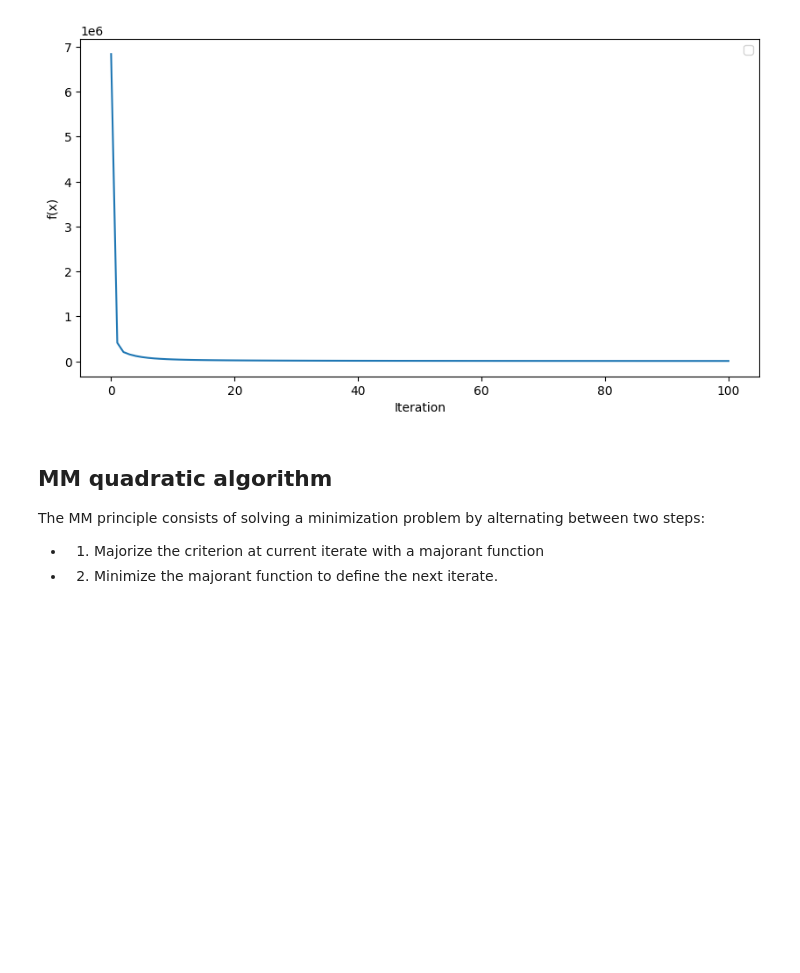
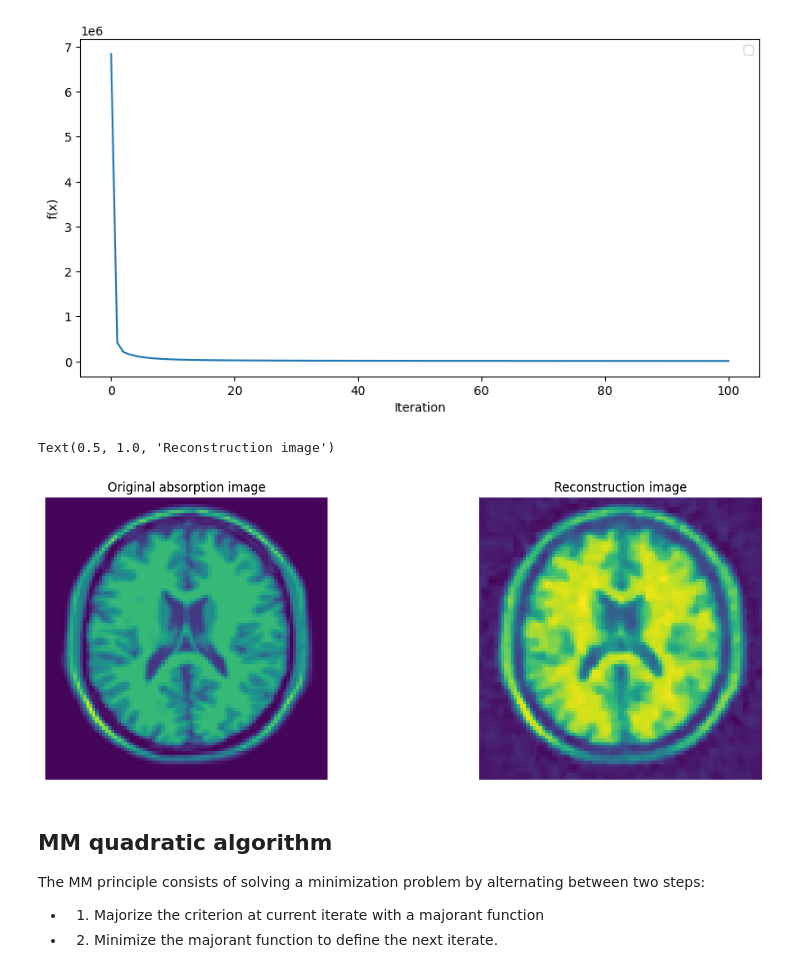
Before and after one commit to AugustinCablant/3A-class, a Jupyter notebook: Foundations of Distributed and Large Scale optimization/TP2/TP2.ipynb, the cells around one changed output. Drawn from its saved outputs; the diff is of its cells as text; code cells hidden in the pictures; blank space fills up the shorter version.

```diff
--- a/Foundations of Distributed and Large Scale optimization/TP2/TP2.ipynb
+++ b/Foundations of Distributed and Large Scale optimization/TP2/TP2.ipynb
@@ -107,20 +108,15 @@ Then, we have : $\forall x \in \mathbb{R}^N, \text{ } \nabla f (x) = H^{\text{T}
+# %%
+def gradient_f(x):
+    """ Define the gradient of the f function """
+    psi_grad = G.dot(x) / (delta_ ** 2 * np.sqrt(1 + G.dot(x) ** 2 / delta_ ** 2))
+    return H.T.dot(H.dot(x) - y) + lambda_ * G.T.dot(psi_grad)
 # %%
-def gradient_psi(u):
-    """ Define the gradient of the psi function """
-    return u / (delta_ ** 2 * np.sqrt(1 + (u ** 2) / delta_ ** 2))
-def gradient_f(x):
-    """ Define the gradient of the f function """
-    first = np.dot(H.T, np.dot(H, x).reshape(-1) - y).reshape(-1)
-    G_x = np.dot(G, x).reshape(-1)
-    second = lambda_ * np.sum([gradient_psi(G_x[n]) * G[n] for n in range(G_x.size)])
+def f(x):
+    """ Define the f function """
+    first = 0.5 * np.linalg.norm(H.dot(x) - y) ** 2
+    G_x = G.dot(x)
+    second = lambda_ * np.sum([delta_ * np.sqrt(1 + (G_x[n] / delta_) ** 2) for n in range(G_x.size)])
     return first + second
-# %%
-def f(x):
-    """ Define the f function """
-    first = 0.5 * np.linalg.norm(np.dot(H, x).reshape(-1) - y) ** 2
-    G_x = np.dot(G, x).reshape(-1)
-    second = lambda_ * np.sum([delta_ * np.sqrt(1 + (G_x[n] / delta_) ** 2) for n in range(G_x.size)])
-    return first + second
 # %% [markdown]
 Question 3: Show that a Lipschitz constant of $ \nabla f$ is $L = || H ||^2 + \frac{ \lambda }{\delta ^2} ||G||^2$.
 # %% [markdown]
@@ -203,0 +195,6 @@ L =  18092.77327686484
+# %%
+norm_H = np.max(svds(H, return_singular_vectors=False))
+norm_G = np.max(svds(G, return_singular_vectors=False))
+
+L = (norm_H ** 2) + lambda_ / (delta_ ** 2) * (norm_G ** 2)
+print(f"Lipschitz constant: {L}")
@@ -241,6 +240,17 @@ def gradient_descent(x_0, step_size, max_iter = 10 ** 2):
 x_star = gradient_descent(x_0, step_size = 1 / L)
 # %% [output]
 [figure]
+# %%
+fig, axes = plt.subplots(1, 2, figsize=(14, 5))
+axes[0].imshow(x.reshape((90, 90), order="F"))
+axes[0].set_axis_off()
+axes[0].set_title("Original absorption image");
+axes[1].set_axis_off()
+axes[1].imshow(x_star.reshape((90, 90), order="F"))
+axes[1].set_title("Reconstruction image")
+# %% [output]
+Text(0.5, 1.0, 'Reconstruction image')
+[figure, added]
 # %% [markdown]
 ## MM quadratic algorithm
 
```
Also changed, not shown: parts of 15 cells of this notebook.
